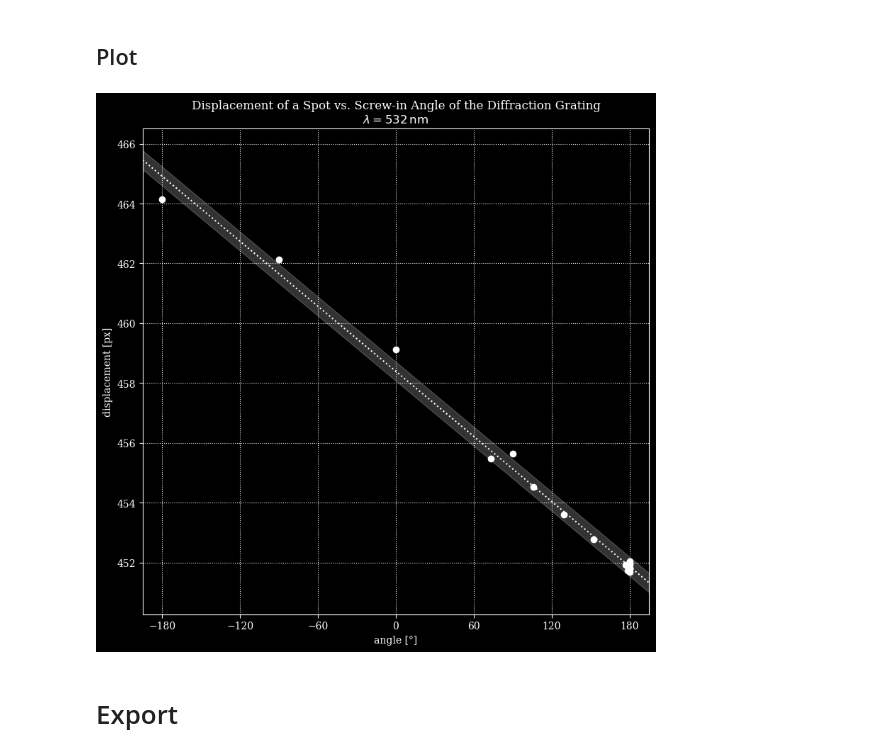
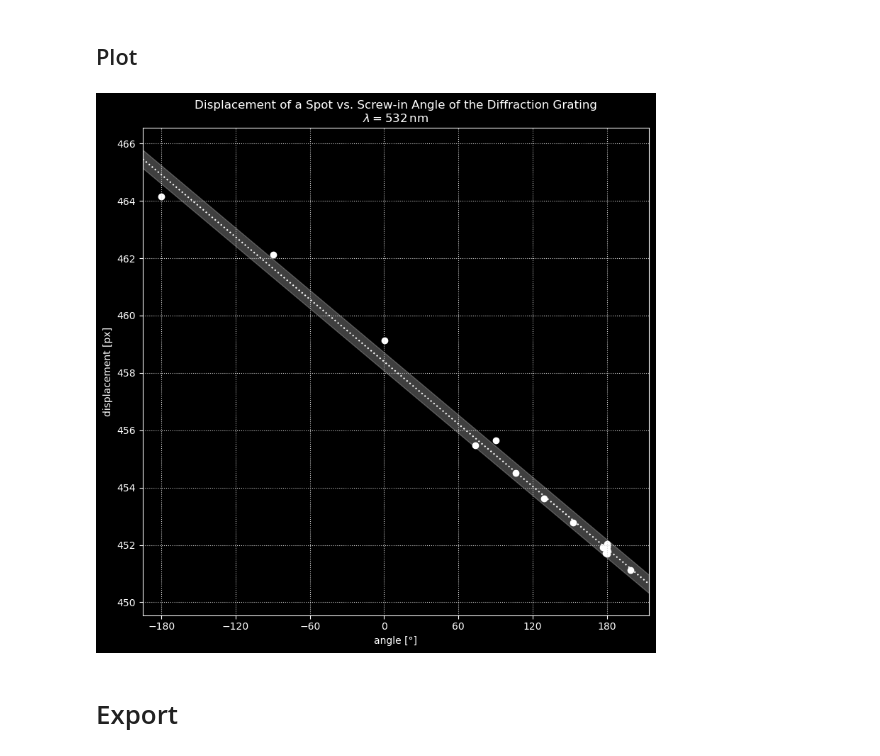
Before and after one commit to felixHPatzschke/dfms, a Jupyter notebook: Calibration.ipynb, the cells around one changed output. Saved outputs shown, nothing was run; the diff lists cells and outputs as text; code cells hidden in the pictures.

Commit message:
Update Calibration.ipynb
Cleared some cell outputs, switched to the new plotting style abstraction layer

```diff
--- a/Calibration.ipynb
+++ b/Calibration.ipynb
@@ -14,3 +13 @@ plt.rcParams["font.family"] = "serif"
-# %%
-plt.style.use('dark_background')
 # %%
@@ -17,0 +17,2 @@ from util import tdms, calibration_persistent_data_path
+# %%
+plotstyle.load('screen_dark')
@@ -50,8 +52,7 @@ axs = fig.add_gridspec(plot_rows, plot_cols)
 for i in range(len(videos)):
     ax = fig.add_subplot(axs[ i//plot_cols , i%plot_cols ])
     ax.imshow(np.log( np.mean( videos[i].data, axis=0 ) ),
-              cmap='jet',
-              interpolation='nearest')
+              cmap=plotstyle.cmap('a'))
     ax.set_xlabel('x [px]')
     ax.set_ylabel('y [px]')
 
@@ -142,12 +141,11 @@ axs = fig.add_gridspec(plot_rows, plot_cols)
 for i in range(len(videos)):
     ax = fig.add_subplot(axs[ i//plot_cols , i%plot_cols ])
     ax.imshow(np.log( np.mean( videos[i].data, axis=0 ) ),
-              cmap='jet',
-              interpolation='nearest')
+              cmap=plotstyle.cmap('m'))
 
     ax.arrow( spot_params[i,1,1], spot_params[i,1,2],
               displacements[i,0], displacements[i,1],
-              length_includes_head=True, color='red', head_width=15, ls=':')
+              length_includes_head=True, color=plotstyle.monochrome_fg(), head_width=15, ls=':')
 
     ax.set_xlabel('x [px]')
     ax.set_ylabel('y [px]')
@@ -233,34 +225,34 @@ stddev = math.sqrt( np.mean( np.square( distances-linear_model_fn(adjusted_angle
 # %%
 fig = plt.figure(figsize=(8,8), dpi=100)
 #fig.patch.set_facecolor('white')
 
-x_range = [-195,195]
+x_range = [ np.min(adjusted_angles)-15 , np.max(adjusted_angles)+15 ]
 
 axs = fig.add_gridspec(1, 1)
 
 ax = fig.add_subplot(axs[ 0 , 0 ])
 
 #ax.plot( angles, distances, c='w', ls=':' )
 ax.fill_between( x_range,
                  linear_model_fn(x_range)+stddev,
                  linear_model_fn(x_range)-stddev,
-                 alpha=0.2, color='w' )
-ax.plot( x_range, linear_model_fn(x_range), c='w', ls=':' )
-ax.scatter( adjusted_angles, distances, c='w' )
+                 alpha=plotstyle.err_alpha(), color=plotstyle.monochrome_fg() )
+ax.plot( x_range, linear_model_fn(x_range), c=plotstyle.monochrome_fg(), ls=':' )
+ax.scatter( adjusted_angles, distances, c=plotstyle.monochrome_fg() )
 
 ax.set_xlabel('angle [°]')
 ax.set_ylabel('displacement [px]')
 ax.set_title("Displacement of a Spot vs. Screw-in Angle of the Diffraction Grating\n$\lambda = 532\,\mathrm{nm}$")
 
 ax.set_xticks( np.arange( -180, 270, 60 ) )
 ax.set_xlim( x_range )
 
-ax.grid( ls=':' )
+ax.grid()
 
 plt.tight_layout()
 plt.show()
 # %% [output]
-[figure, old version]
+[figure, new version]
 # %% [markdown]
 # Export
 # %%
```
Also changed, not shown: parts of 11 cells of this notebook.
